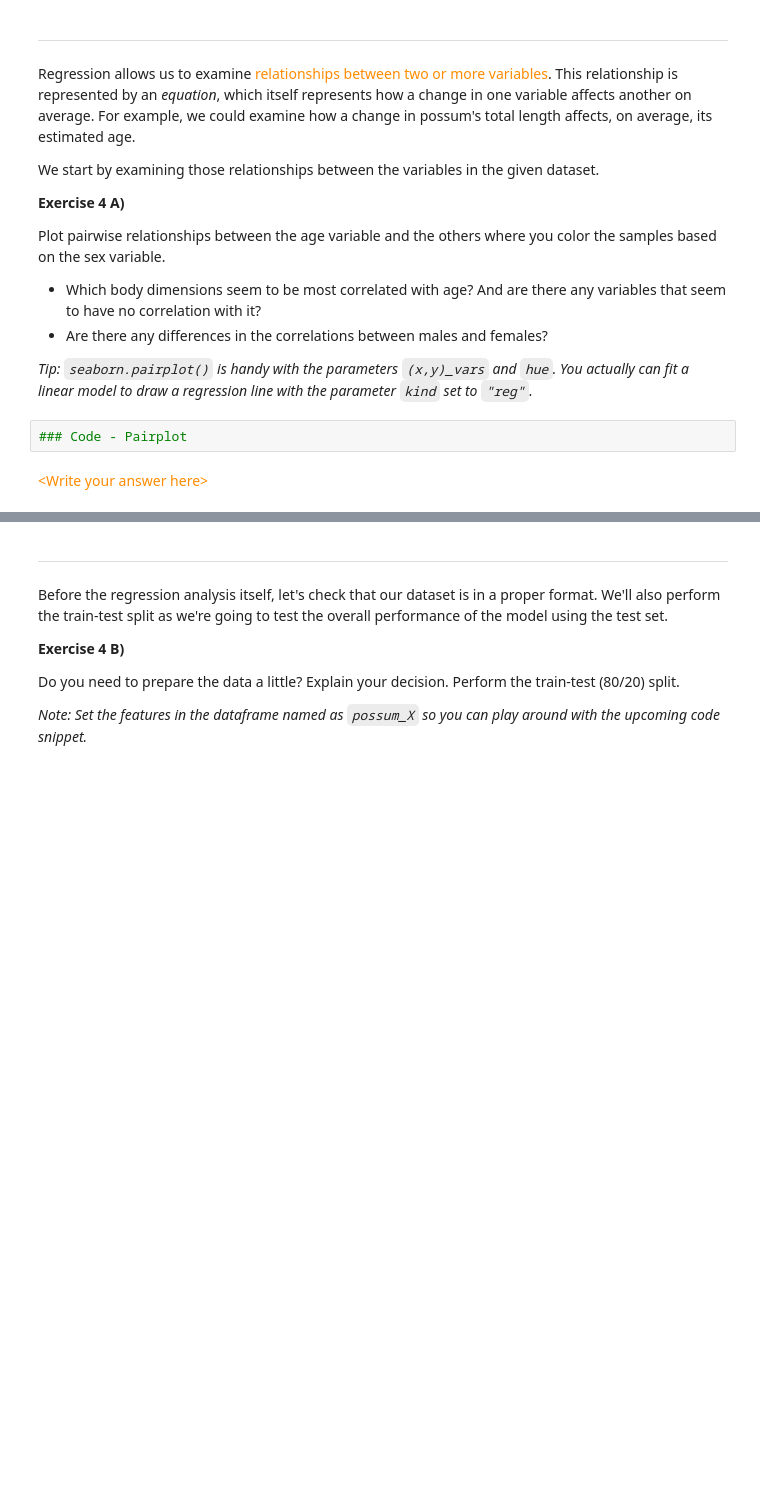
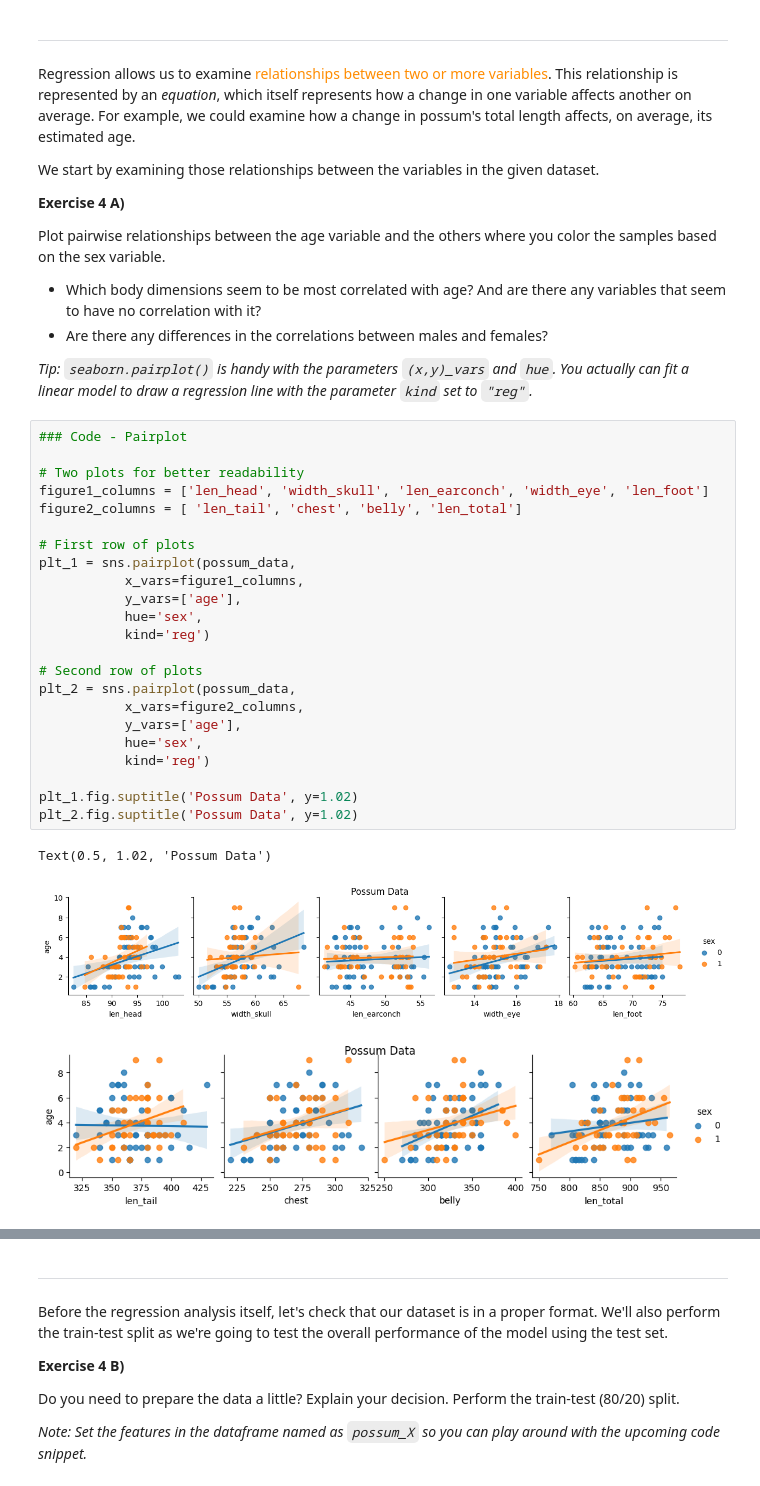
Before and after one commit to arttusamuel/dakd-2024, a Jupyter notebook: Excercise2-supervised-learning/DAKD2024_ex2_your_name_here.ipynb, the cells around one changed output, grey strips where cells are left out. Cells and saved outputs as stored; diff of their text form; blank space fills up the shorter version.

```diff
--- a/Excercise2-supervised-learning/DAKD2024_ex2_your_name_here.ipynb
+++ b/Excercise2-supervised-learning/DAKD2024_ex2_your_name_here.ipynb
@@ -302,7 +533,30 @@ Plot pairwise relationships between the age variable and the others where you co
 - Are there any differences in the correlations between males and females?
 
 *Tip: `seaborn.pairplot()` is handy with the parameters `(x,y)_vars` and `hue`. You actually can fit a linear model to draw a regression line with the parameter `kind` set to `"reg"`.*
-# %%
-### Code - Pairplot
-# %% [markdown]
-<font color = darkorange>\<Write your answer here\>
+# %%
+### Code - Pairplot
+
+# Two plots for better readability
+figure1_columns = ['len_head', 'width_skull', 'len_earconch', 'width_eye', 'len_foot']
+figure2_columns = [ 'len_tail', 'chest', 'belly', 'len_total']
+
+# First row of plots
+plt_1 = sns.pairplot(possum_data,
+           x_vars=figure1_columns,
+           y_vars=['age'],
+           hue='sex',
+           kind='reg')
+
+# Second row of plots
+plt_2 = sns.pairplot(possum_data,
+           x_vars=figure2_columns,
+           y_vars=['age'],
+           hue='sex',
+           kind='reg')
+
+plt_1.fig.suptitle('Possum Data', y=1.02)
+plt_2.fig.suptitle('Possum Data', y=1.02)
+# %% [output]
+Text(0.5, 1.02, 'Possum Data')
+[figure, added]
+[figure, added]
```
Also changed, not shown: parts of 34 cells of this notebook, 3 other files.
